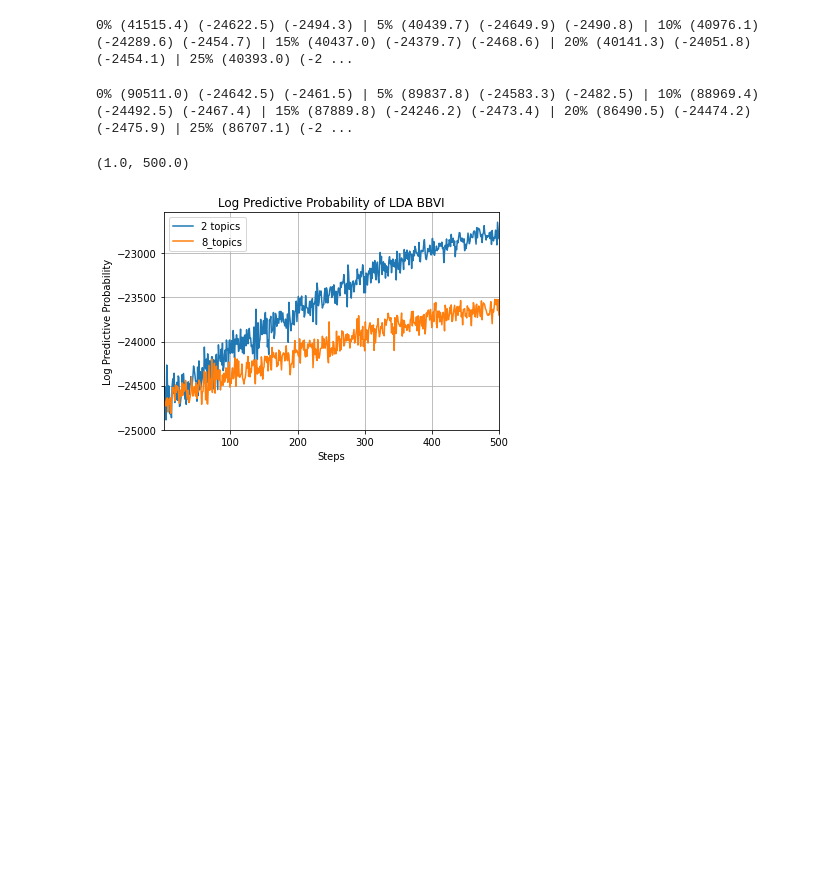
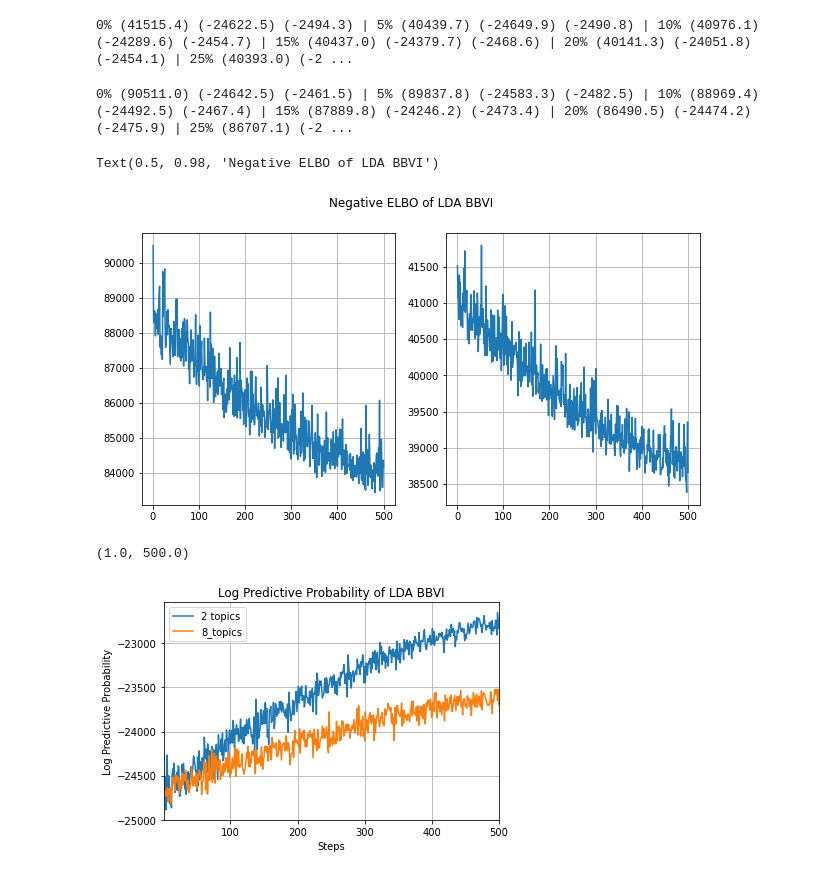
Before and after one commit to TheShiya/lda-topic-modeling-with-pyro, a Jupyter notebook: COMS6998-Final-Report.ipynb, the cells around one changed output. Drawn from its saved outputs; the diff is of its cells as text; code cells hidden in the pictures; blank space fills up the shorter version.

```diff
--- a/COMS6998-Final-Report.ipynb
+++ b/COMS6998-Final-Report.ipynb
@@ -251,6 +251,20 @@ e_eblo_, log_prob_, valid_prob_ = bbvi_obj_.run_svi(
 print(f"Takes {time.time() - st} seconds")
 # %% [output]
 0% (90511.0) (-24642.5) (-2461.5) | 5% (89837.8) (-24583.3) (-2482.5) | 10% (88969.4) (-24492.5) (-2467.4) | 15% (87889.8) (-24246.2) (-2473.4) | 20% (86490.5) (-24474.2) (-2475.9) | 25% (86707.1) (-2 ...
+# %%
+fig, (ax1, ax2) = plt.subplots(1, 2, figsize=(10, 5))
+ax1.plot(np.linspace(1, len(e_eblo_),
+                     len(e_eblo_)), e_eblo_)
+ax1.grid()
+ax1.set_label("8 topics")
+ax2.plot(np.linspace(1, len(e_eblo_),
+                     len(e_eblo_)), e_eblo)
+ax2.grid()
+ax2.set_label("2 topics")
+fig.suptitle("Negative ELBO of LDA BBVI")
+# %% [output]
+Text(0.5, 0.98, 'Negative ELBO of LDA BBVI')
+[figure, added]
 # %%
 plt.plot(np.linspace(1, len(log_prob),
                      len(log_prob)), log_prob)
```
